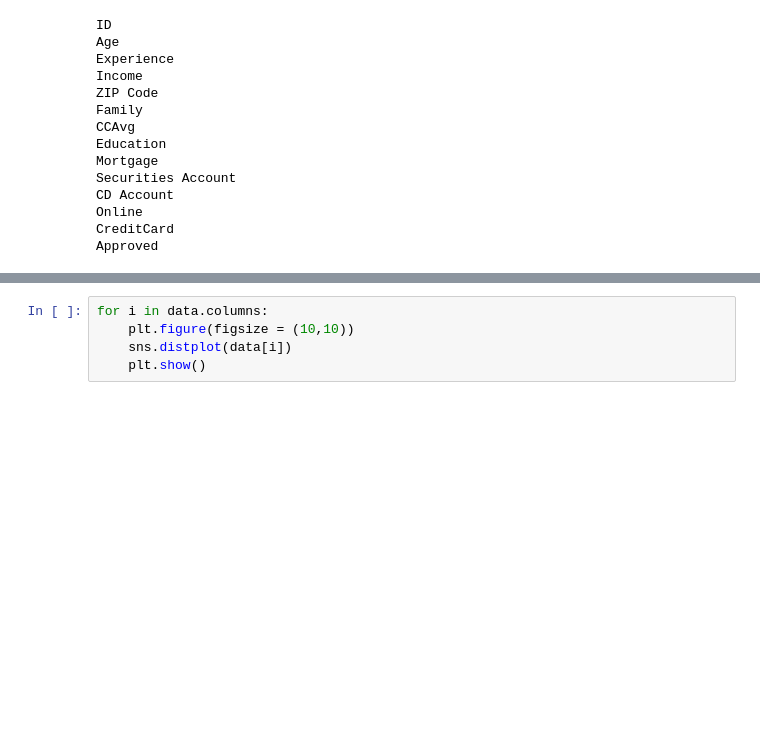
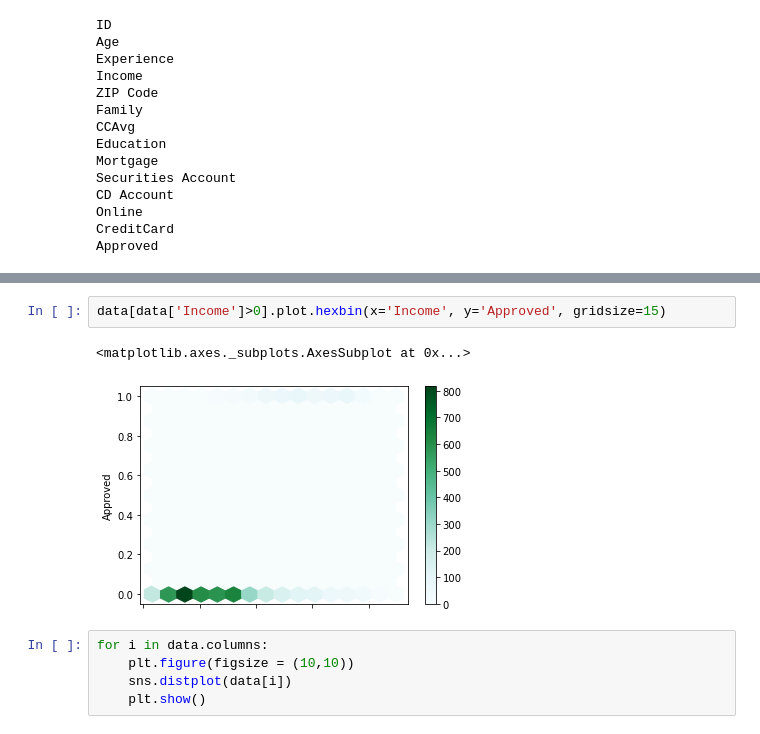
Before and after one commit to tewks18/AIMLClass, a Jupyter notebook: Project 2/Tewksbury Project 2.ipynb, the cells around one changed output, grey strips where cells are left out. Saved outputs shown, nothing was run; the diff lists cells and outputs as text; blank space fills up the shorter version.

```diff
--- a/Project 2/Tewksbury Project 2.ipynb
+++ b/Project 2/Tewksbury Project 2.ipynb
@@ -141,3 +183,8 @@ for col in data.columns:
+# %%
+data[data['Income']>0].plot.hexbin(x='Income', y='Approved', gridsize=15)
+# %% [output]
+<matplotlib.axes._subplots.AxesSubplot at 0x...>
+[figure, added]
 # %%
 for i in data.columns:
     plt.figure(figsize = (10,10))
```
Also changed, not shown: parts of 8 cells of this notebook.
